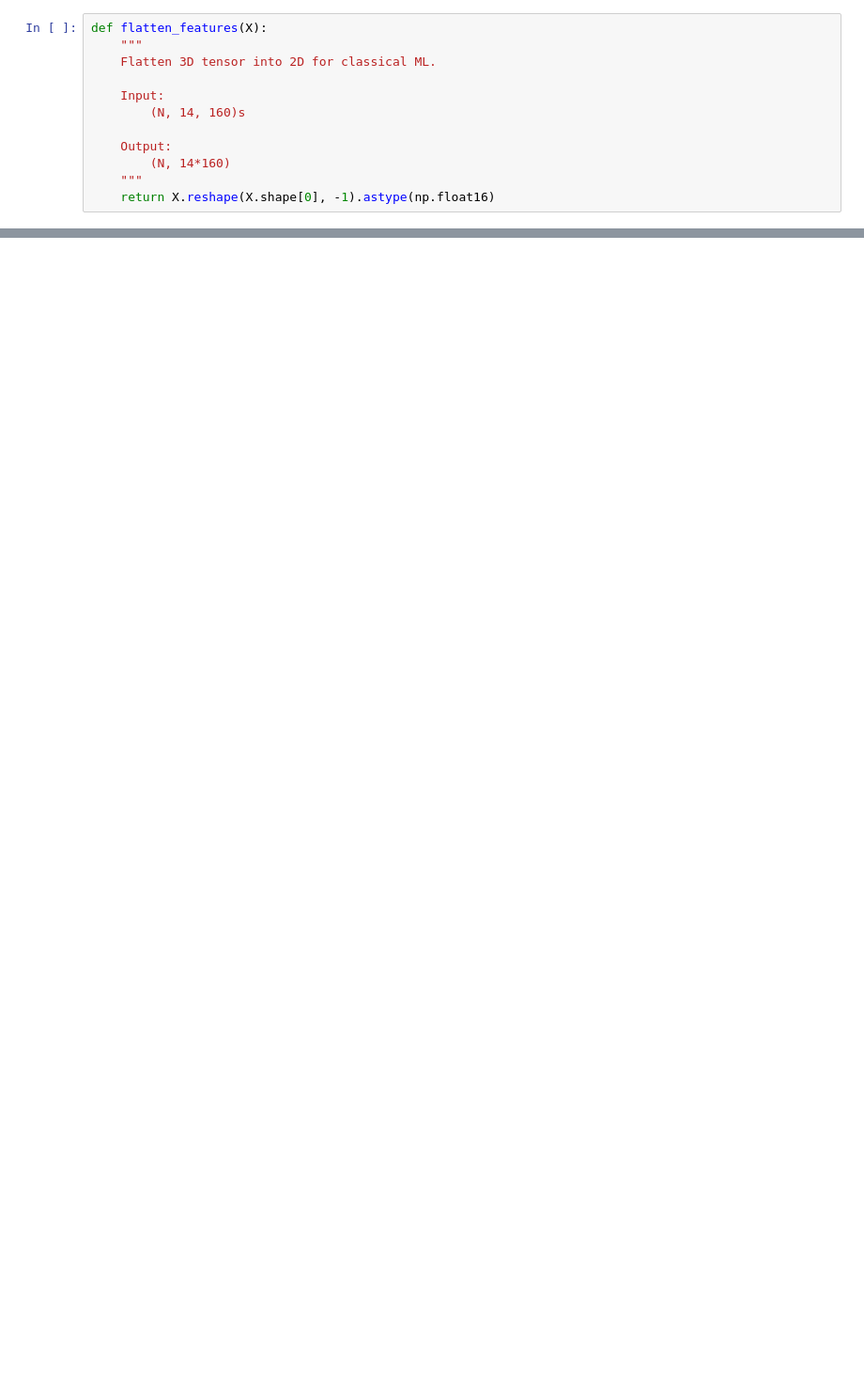
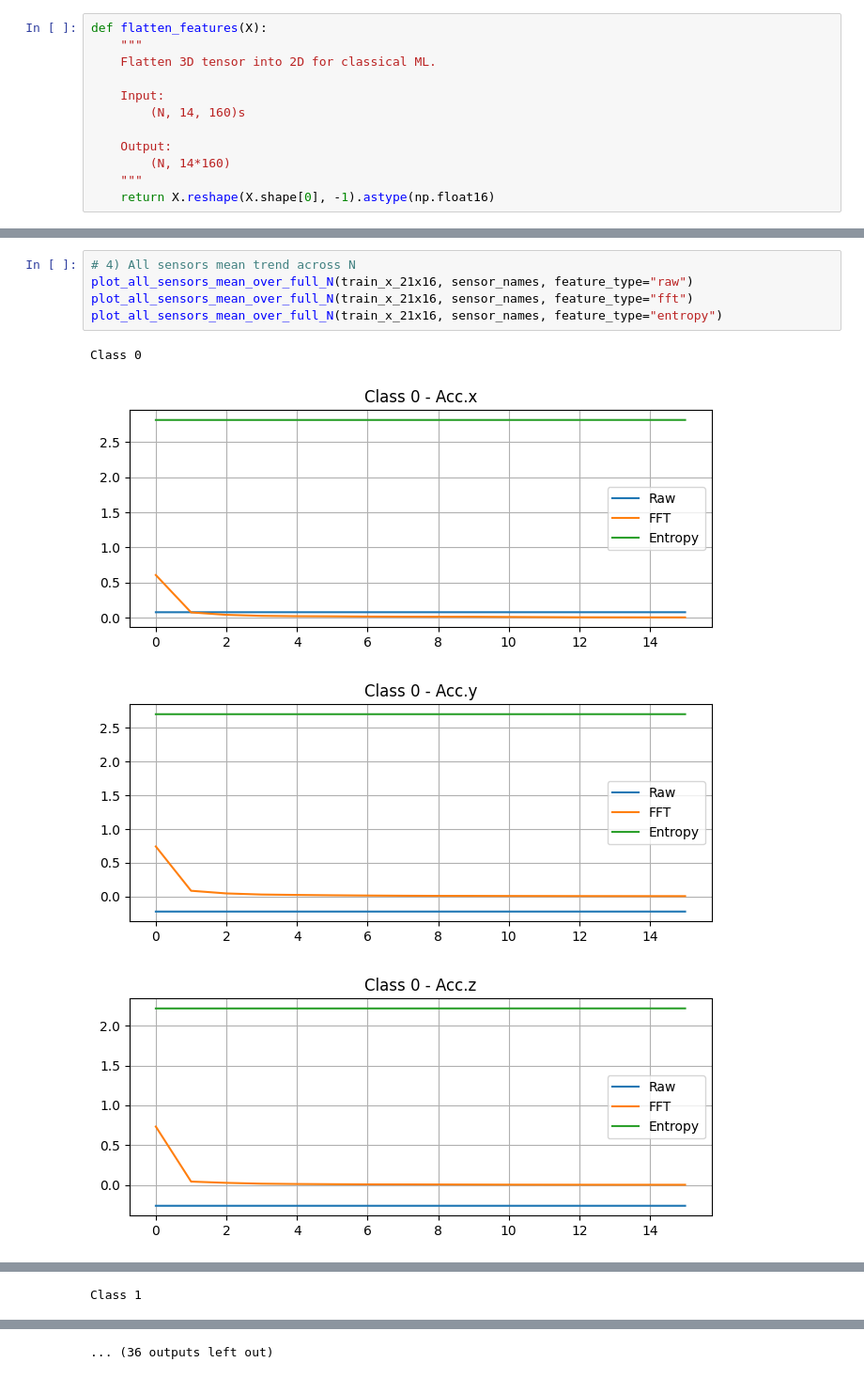
Before and after one commit to kirupakrishan/pal2sim_cps, a Jupyter notebook: feature_engg.ipynb, the cells around one changed output, grey strips where cells are left out. Shown at 94% size. Cells and saved outputs as stored; diff of their text form; blank space fills up the shorter version.

```diff
--- a/feature_engg.ipynb
+++ b/feature_engg.ipynb
@@ -199,0 +509,10 @@ train_fft: (2136440, 7, 160), dtype=float16
+# %%
+# 4) All sensors mean trend across N
+plot_all_sensors_mean_over_full_N(train_x_21x16, sensor_names, feature_type="raw")
+plot_all_sensors_mean_over_full_N(train_x_21x16, sensor_names, feature_type="fft")
+plot_all_sensors_mean_over_full_N(train_x_21x16, sensor_names, feature_type="entropy")
+# %% [output]
+Class 0
+[figure, added]
+[figure, added]
+[figure, added]
@@ -199,0 +523 @@ train_fft: (2136440, 7, 160), dtype=float16
+Class 1
@@ -199,0 +527 @@ train_fft: (2136440, 7, 160), dtype=float16
+... (36 outputs left out)
```
Also changed, not shown: parts of 19 cells of this notebook, 2 other files.
